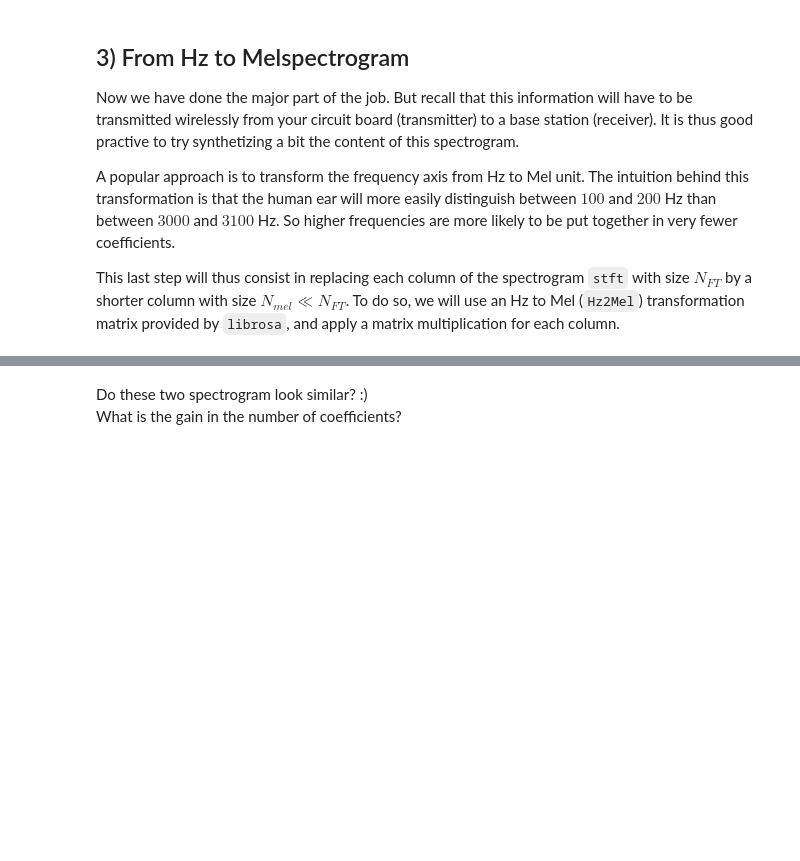
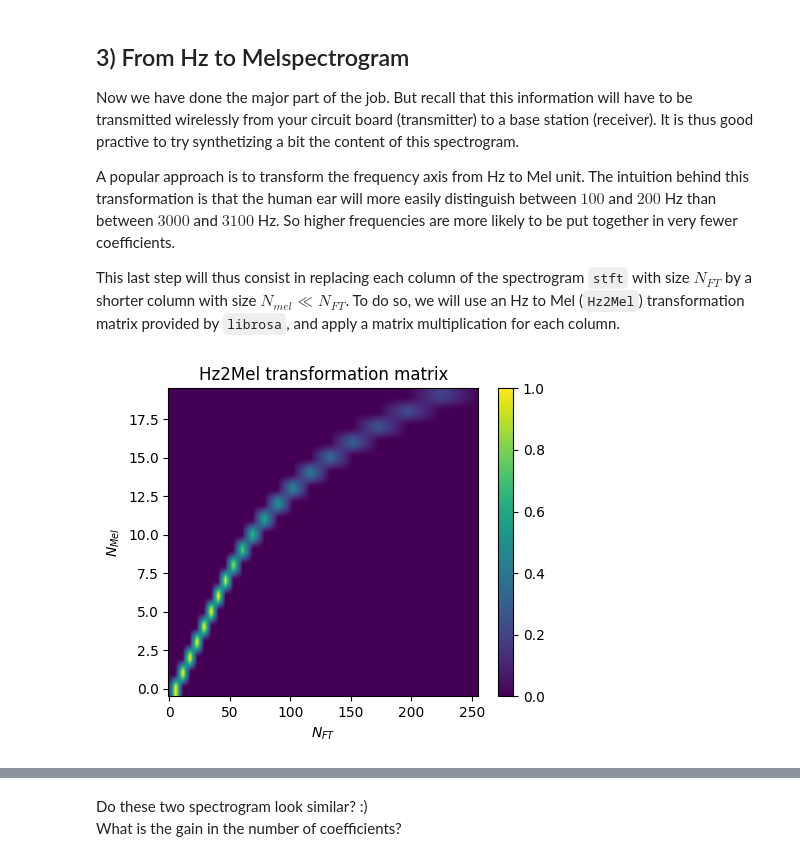
Before and after one commit to LELEC210X/LELEC210X, a Jupyter notebook: classification/h1_feature_vectors.ipynb, the cells around one changed output, grey strips where cells are left out. Drawn from its saved outputs; the diff is of its cells as text; code cells hidden in the pictures; blank space fills up the shorter version.

```diff
--- a/classification/h1_feature_vectors.ipynb
+++ b/classification/h1_feature_vectors.ipynb
@@ -232,22 +271,27 @@ This last step will thus consist in replacing each column of the spectrogram ``s
 # %%
 Nmel = 20
 
 "Obtain the Hz2Mel transformation matrix"
 mels = librosa.filters.mel(sr=fs_down, n_fft=Nft, n_mels=Nmel)
 mels = mels[:, :-1]
 
 ### TO COMPLETE
 ### Normalize the mels matrix such that its maximum value is one.
-mels = mels
+factor = 1/mels.max()
+for i in range(len(mels)):
+    for j in range(len(mels[i])):
+        mels[i][j] *= factor
 
 "Plot"
 plt.figure(figsize=(5, 4))
 plt.imshow(mels, aspect="auto", origin="lower")
 plt.colorbar()
 plt.title("Hz2Mel transformation matrix")
 plt.xlabel("$N_{FT}$")
 plt.ylabel("$N_{Mel}$")
 plt.show()
+# %% [output]
+[figure, added]
 # %%
 "Melspectrogram computation"
 ### TO COMPLETE
```
Also changed, not shown: parts of 13 cells of this notebook.
